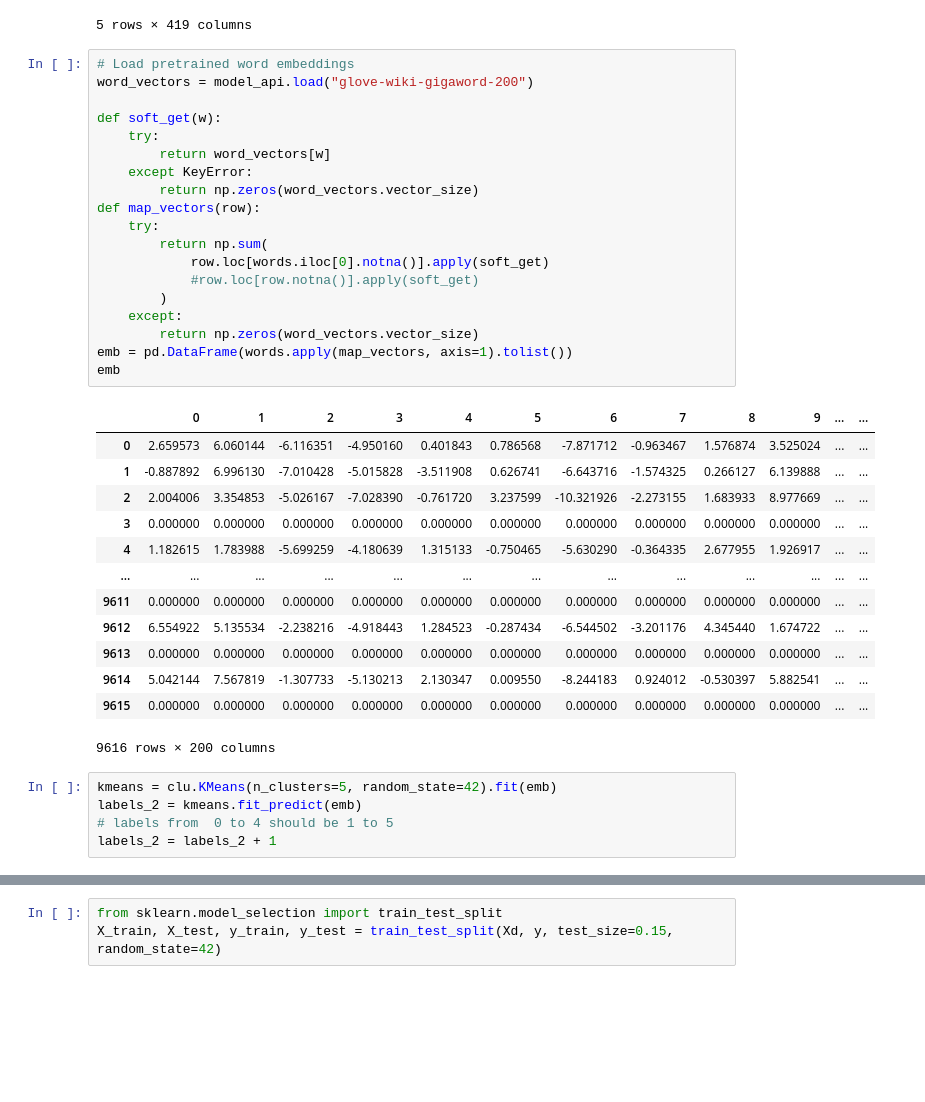
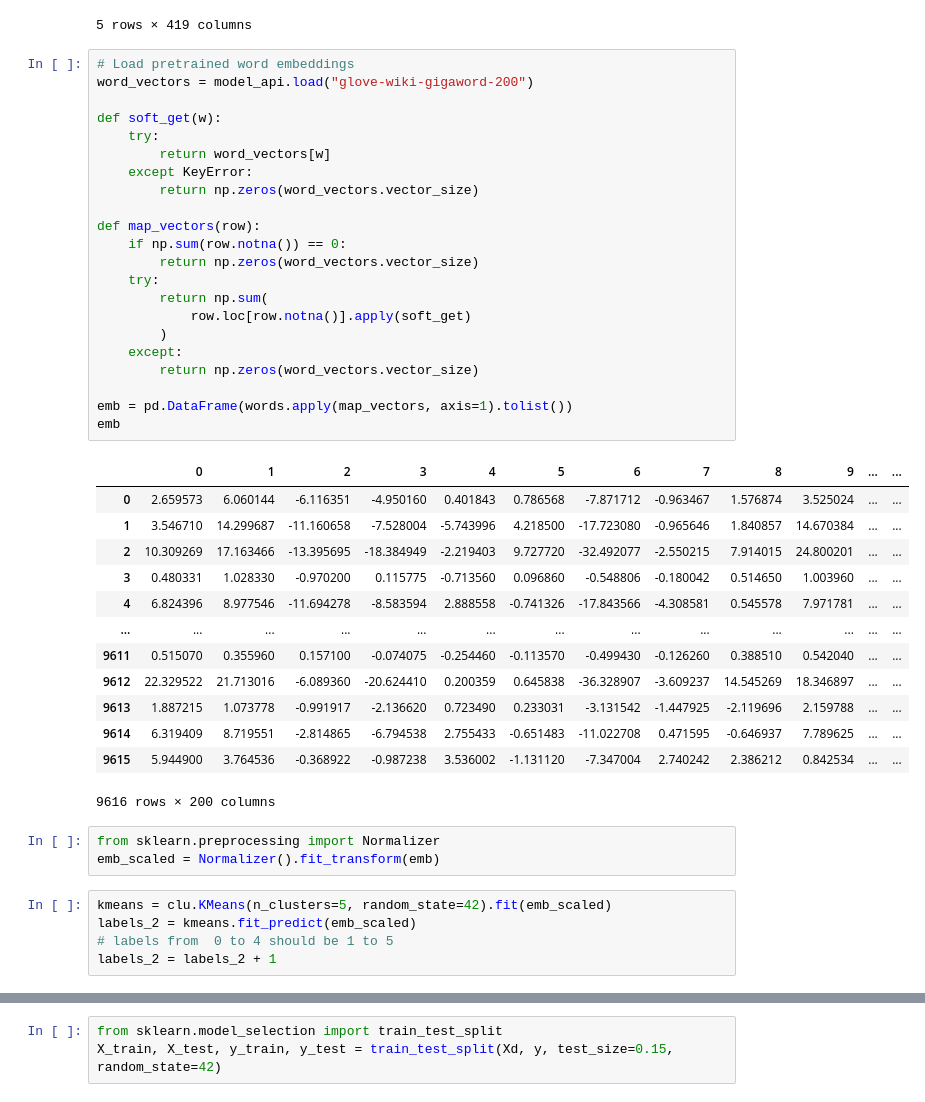
Before and after one commit to mendelevium/4-7-nlp, a Jupyter notebook: workshop.ipynb, the cells around one changed output, grey strips where cells are left out. Drawn from its saved outputs; the diff is of its cells as text; blank space fills up the shorter version.

```diff
--- a/workshop.ipynb
+++ b/workshop.ipynb
@@ -129,39 +135,45 @@ words.head()
 # %%
 # Load pretrained word embeddings
 word_vectors = model_api.load("glove-wiki-gigaword-200")
 
 def soft_get(w):
     try:
         return word_vectors[w]
     except KeyError:
         return np.zeros(word_vectors.vector_size)
+
 def map_vectors(row):
+    if np.sum(row.notna()) == 0:
+        return np.zeros(word_vectors.vector_size)
     try:
         return np.sum(
-            row.loc[words.iloc[0].notna()].apply(soft_get)
-            #row.loc[row.notna()].apply(soft_get)
+            row.loc[row.notna()].apply(soft_get)
         )
     except:
         return np.zeros(word_vectors.vector_size)
+
 emb = pd.DataFrame(words.apply(map_vectors, axis=1).tolist())
 emb
 # %% [output]
 |  | 0 | 1 | 2 | 3 | 4 | 5 | 6 | 7 | 8 | 9 | ... | ... |
 | 0 | 2.659573 | 6.060144 | -6.116351 | -4.950160 | 0.401843 | 0.786568 | -7.871712 | -0.963467 | 1.576874 | 3.525024 | ... | ... |
-| 1 | -0.887892 | 6.996130 | -7.010428 | -5.015828 | -3.511908 | 0.626741 | -6.643716 | -1.574325 | 0.266127 | 6.139888 | ... | ... |
-| 2 | 2.004006 | 3.354853 | -5.026167 | -7.028390 | -0.761720 | 3.237599 | -10.321926 | -2.273155 | 1.683933 | 8.977669 | ... | ... |
-| 3 | 0.000000 | 0.000000 | 0.000000 | 0.000000 | 0.000000 | 0.000000 | 0.000000 | 0.000000 | 0.000000 | 0.000000 | ... | ... |
-| 4 | 1.182615 | 1.783988 | -5.699259 | -4.180639 | 1.315133 | -0.750465 | -5.630290 | -0.364335 | 2.677955 | 1.926917 | ... | ... |
+| 1 | 3.546710 | 14.299687 | -11.160658 | -7.528004 | -5.743996 | 4.218500 | -17.723080 | -0.965646 | 1.840857 | 14.670384 | ... | ... |
+| 2 | 10.309269 | 17.163466 | -13.395695 | -18.384949 | -2.219403 | 9.727720 | -32.492077 | -2.550215 | 7.914015 | 24.800201 | ... | ... |
+| 3 | 0.480331 | 1.028330 | -0.970200 | 0.115775 | -0.713560 | 0.096860 | -0.548806 | -0.180042 | 0.514650 | 1.003960 | ... | ... |
+| 4 | 6.824396 | 8.977546 | -11.694278 | -8.583594 | 2.888558 | -0.741326 | -17.843566 | -4.308581 | 0.545578 | 7.971781 | ... | ... |
 | ... | ... | ... | ... | ... | ... | ... | ... | ... | ... | ... | ... | ... |
-| 9611 | 0.000000 | 0.000000 | 0.000000 | 0.000000 | 0.000000 | 0.000000 | 0.000000 | 0.000000 | 0.000000 | 0.000000 | ... | ... |
-| 9612 | 6.554922 | 5.135534 | -2.238216 | -4.918443 | 1.284523 | -0.287434 | -6.544502 | -3.201176 | 4.345440 | 1.674722 | ... | ... |
-| 9613 | 0.000000 | 0.000000 | 0.000000 | 0.000000 | 0.000000 | 0.000000 | 0.000000 | 0.000000 | 0.000000 | 0.000000 | ... | ... |
-| 9614 | 5.042144 | 7.567819 | -1.307733 | -5.130213 | 2.130347 | 0.009550 | -8.244183 | 0.924012 | -0.530397 | 5.882541 | ... | ... |
-| 9615 | 0.000000 | 0.000000 | 0.000000 | 0.000000 | 0.000000 | 0.000000 | 0.000000 | 0.000000 | 0.000000 | 0.000000 | ... | ... |
+| 9611 | 0.515070 | 0.355960 | 0.157100 | -0.074075 | -0.254460 | -0.113570 | -0.499430 | -0.126260 | 0.388510 | 0.542040 | ... | ... |
+| 9612 | 22.329522 | 21.713016 | -6.089360 | -20.624410 | 0.200359 | 0.645838 | -36.328907 | -3.609237 | 14.545269 | 18.346897 | ... | ... |
+| 9613 | 1.887215 | 1.073778 | -0.991917 | -2.136620 | 0.723490 | 0.233031 | -3.131542 | -1.447925 | -2.119696 | 2.159788 | ... | ... |
+| 9614 | 6.319409 | 8.719551 | -2.814865 | -6.794538 | 2.755433 | -0.651483 | -11.022708 | 0.471595 | -0.646937 | 7.789625 | ... | ... |
+| 9615 | 5.944900 | 3.764536 | -0.368922 | -0.987238 | 3.536002 | -1.131120 | -7.347004 | 2.740242 | 2.386212 | 0.842534 | ... | ... |
 9616 rows × 200 columns
+# %%
+from sklearn.preprocessing import Normalizer
+emb_scaled = Normalizer().fit_transform(emb)
 # %%
-kmeans = clu.KMeans(n_clusters=5, random_state=42).fit(emb)
-labels_2 = kmeans.fit_predict(emb)
+kmeans = clu.KMeans(n_clusters=5, random_state=42).fit(emb_scaled)
+labels_2 = kmeans.fit_predict(emb_scaled)
 # labels from  0 to 4 should be 1 to 5
 labels_2 = labels_2 + 1
 # %%
```
Also changed, not shown: parts of 5 cells of this notebook.
